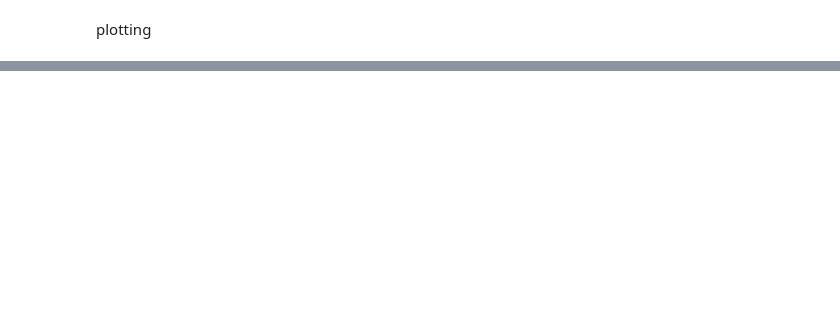
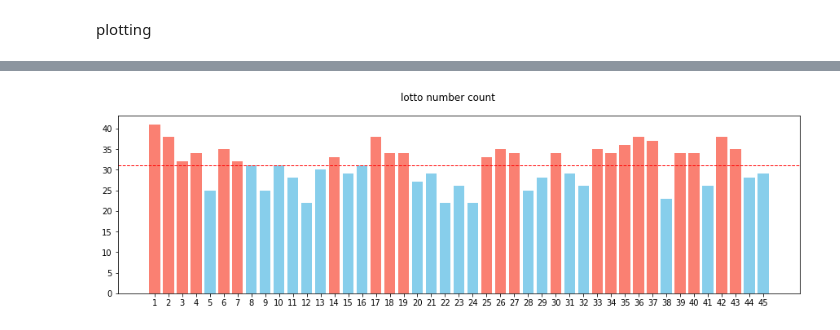
Before and after one commit to xogns3512/toyProject, a Jupyter notebook: lotto/(ETL)Lotto_success_num.ipynb, the cells around one changed output, grey strips where cells are left out. Cells and saved outputs as stored; diff of their text form; code cells hidden in the pictures; blank space fills up the shorter version.

```diff
--- a/lotto/(ETL)Lotto_success_num.ipynb
+++ b/lotto/(ETL)Lotto_success_num.ipynb
@@ -107,0 +144,4 @@ plt.show()
+# %%
+plot_cum(200)
+# %% [output]
+[figure, added]
```
Also changed, not shown: parts of 30 cells of this notebook.
